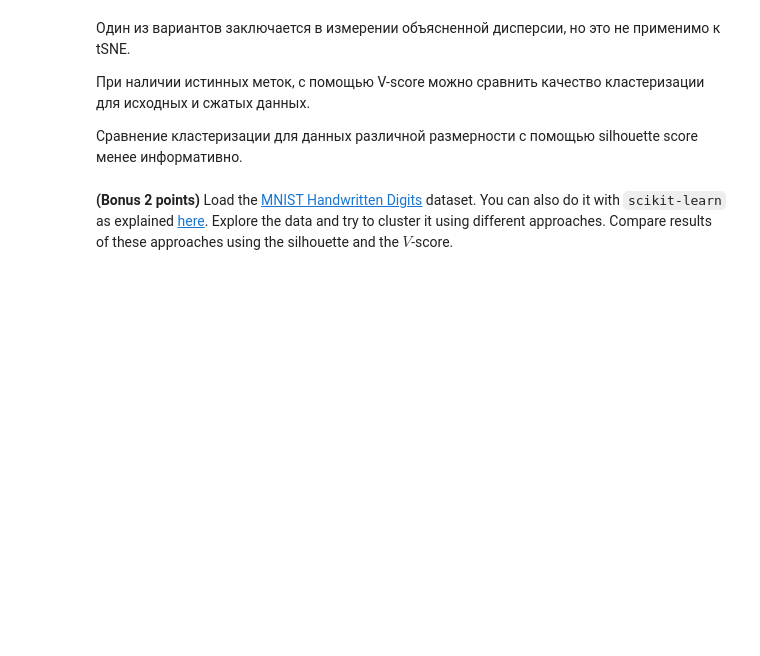
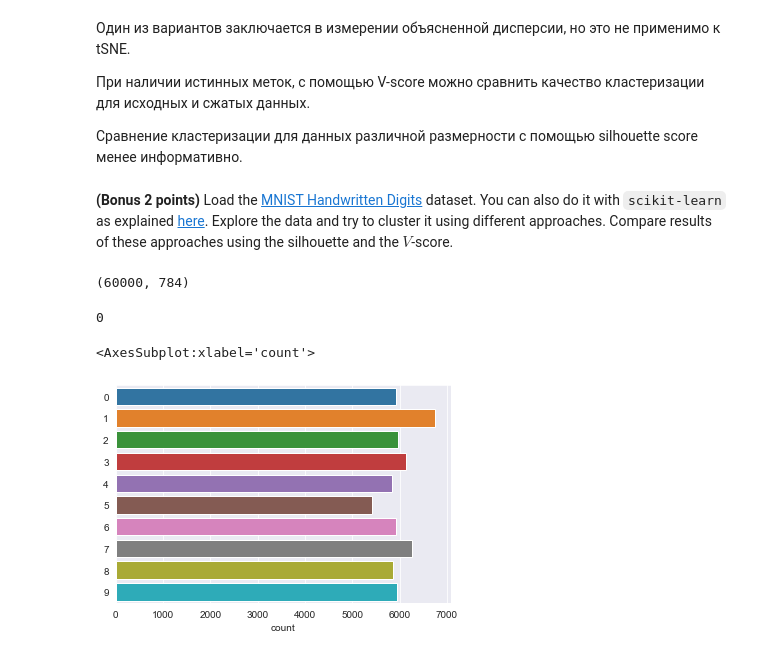
Before and after one commit to askv1/ML-1, a Jupyter notebook: clustering.ipynb, the cells around one changed output. Saved outputs shown, nothing was run; the diff lists cells and outputs as text; code cells hidden in the pictures; blank space fills up the shorter version.

```diff
--- a/clustering.ipynb
+++ b/clustering.ipynb
@@ -536,3 +541,25 @@ K-means может при неудачной инициализации може
 Сравнение кластеризации для данных различной размерности с помощью silhouette score менее информативно.
 # %% [markdown]
 **(Bonus 2 points)** Load the [MNIST Handwritten Digits](http://yann.lecun.com/exdb/mnist) dataset. You can also do it with `scikit-learn` as explained [here](https://stackoverflow.com/a/60450028). Explore the data and try to cluster it using different approaches. Compare results of these approaches using the silhouette and the $V$-score.
+# %%
+#!pip install python-mnist
+from mnist import MNIST
+
+mndata = MNIST('../data/mnist/')
+
+X, y = mndata.load_training()
+X = np.array(X).reshape(60000, 28*28)
+y = np.array(y)
+# %%
+X.shape
+# %% [output]
+(60000, 784)
+# %%
+np.isnan(X).sum()
+# %% [output]
+0
+# %%
+sns.countplot(y=y)
+# %% [output]
+<AxesSubplot:xlabel='count'>
+[figure, added]
```
Also changed, not shown: parts of 24 cells of this notebook.
